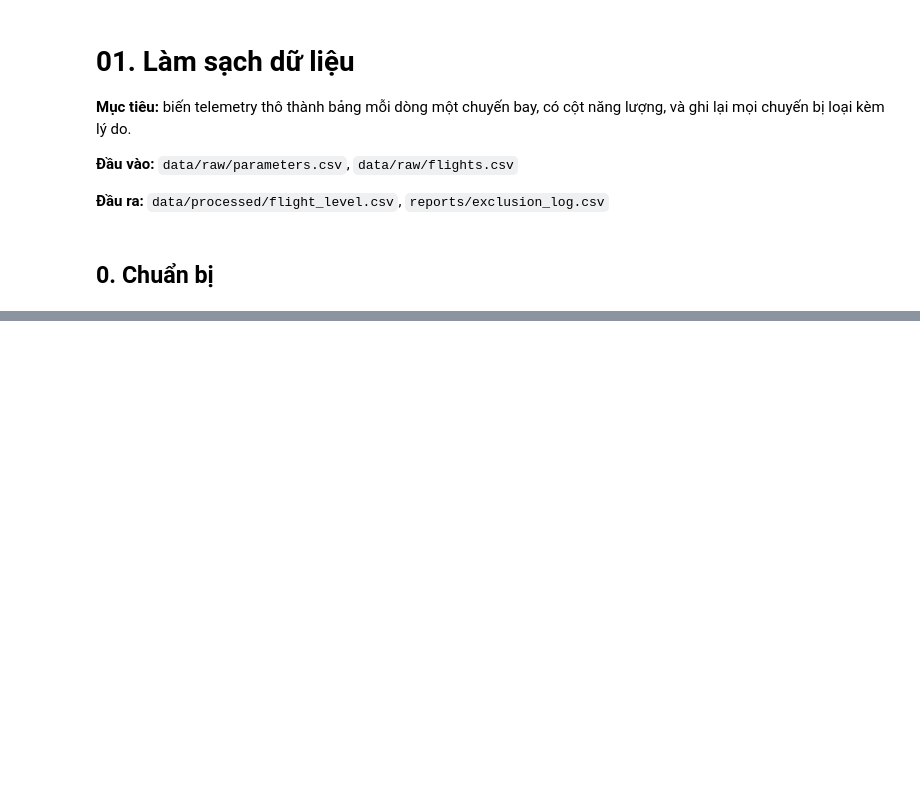
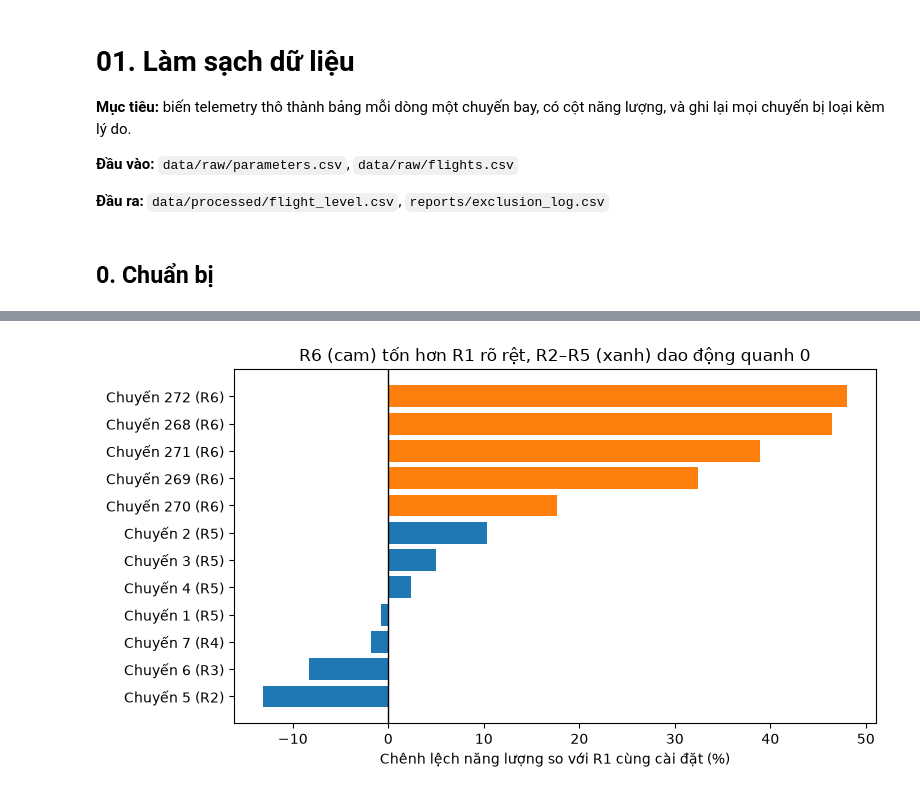
Before and after one commit to viewer22/DTA, a Jupyter notebook: notebooks/01_data_cleaning.ipynb, the cells around one changed output, grey strips where cells are left out. Saved outputs shown, nothing was run; the diff lists cells and outputs as text; code cells hidden in the pictures; blank space fills up the shorter version.

```diff
--- a/notebooks/01_data_cleaning.ipynb
+++ b/notebooks/01_data_cleaning.ipynb
@@ -59,0 +715,9 @@ Viết bằng lời của bạn: bước này tìm ra gì, con số nào sẽ đ
+# %%
+# Năng lượng trung bình của R1 theo từng bộ cài đặt
+r1 = nang_luong[nang_luong["route"] == "R1"]
+tb_r1 = r1.groupby(["speed", "payload", "altitude"])["E_Wh"].mean().rename("E_R1_cung_cai_dat")
+
+# Các chuyến route khác, ghép với trung bình R1 cùng cài đặt
+khac = nang_luong[nang_luong["route"] != "R1"].join(tb_r1, on=["speed", "payload", "altitude"])
+khac["chenh_pct"] = (khac["E_Wh"] / khac["E_R1_cung_cai_dat"] - 1) * 100
+khac[["flight", "route", "speed", "payload", "altitude", "E_Wh", "E_R1_cung_cai_dat", "chenh_pct"]].round(1)
@@ -59,0 +738,16 @@ Viết bằng lời của bạn: bước này tìm ra gì, con số nào sẽ đ
+# %%
+# Biểu đồ 3: mỗi chuyến route khác tốn hơn/kém R1 cùng cài đặt bao nhiêu %
+khac_ve = khac.sort_values("chenh_pct")
+nhan = [f"Chuyến {f} ({r})" for f, r in zip(khac_ve["flight"], khac_ve["route"])]
+mau = ["tab:orange" if r == "R6" else "tab:blue" for r in khac_ve["route"]]
+
+plt.figure(figsize=(8, 4.5))
+plt.barh(nhan, khac_ve["chenh_pct"], color=mau)
+plt.axvline(0, color="black", linewidth=1)
+plt.xlabel("Chênh lệch năng lượng so với R1 cùng cài đặt (%)")
+plt.title("R6 (cam) tốn hơn R1 rõ rệt, R2–R5 (xanh) dao động quanh 0")
+plt.tight_layout()
+plt.savefig(FIGURES / "route_so_voi_R1.png", dpi=150)
+plt.show()
+# %% [output]
+[figure, added]
```
Also changed, not shown: parts of 106 cells of this notebook, 5 other files.
